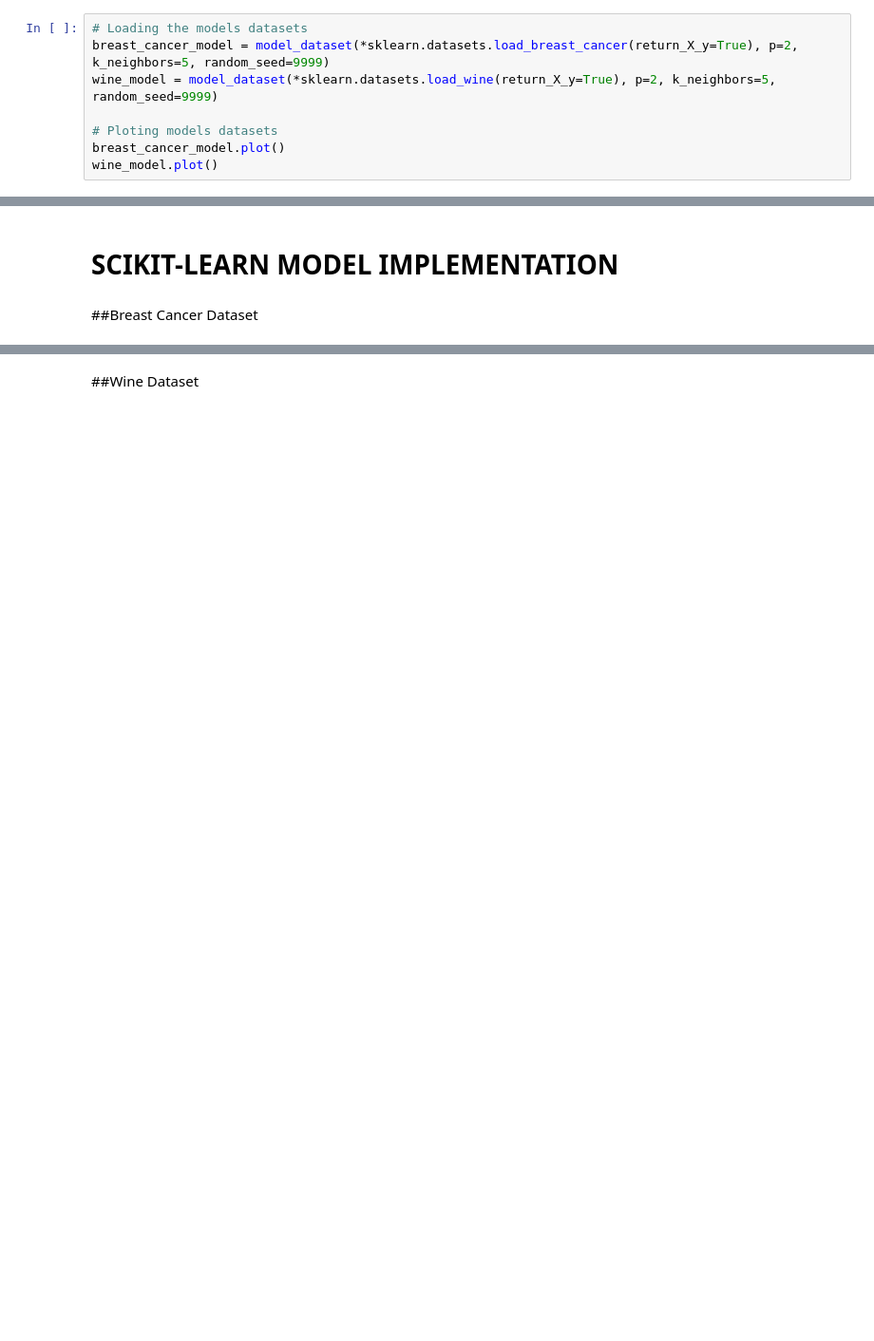
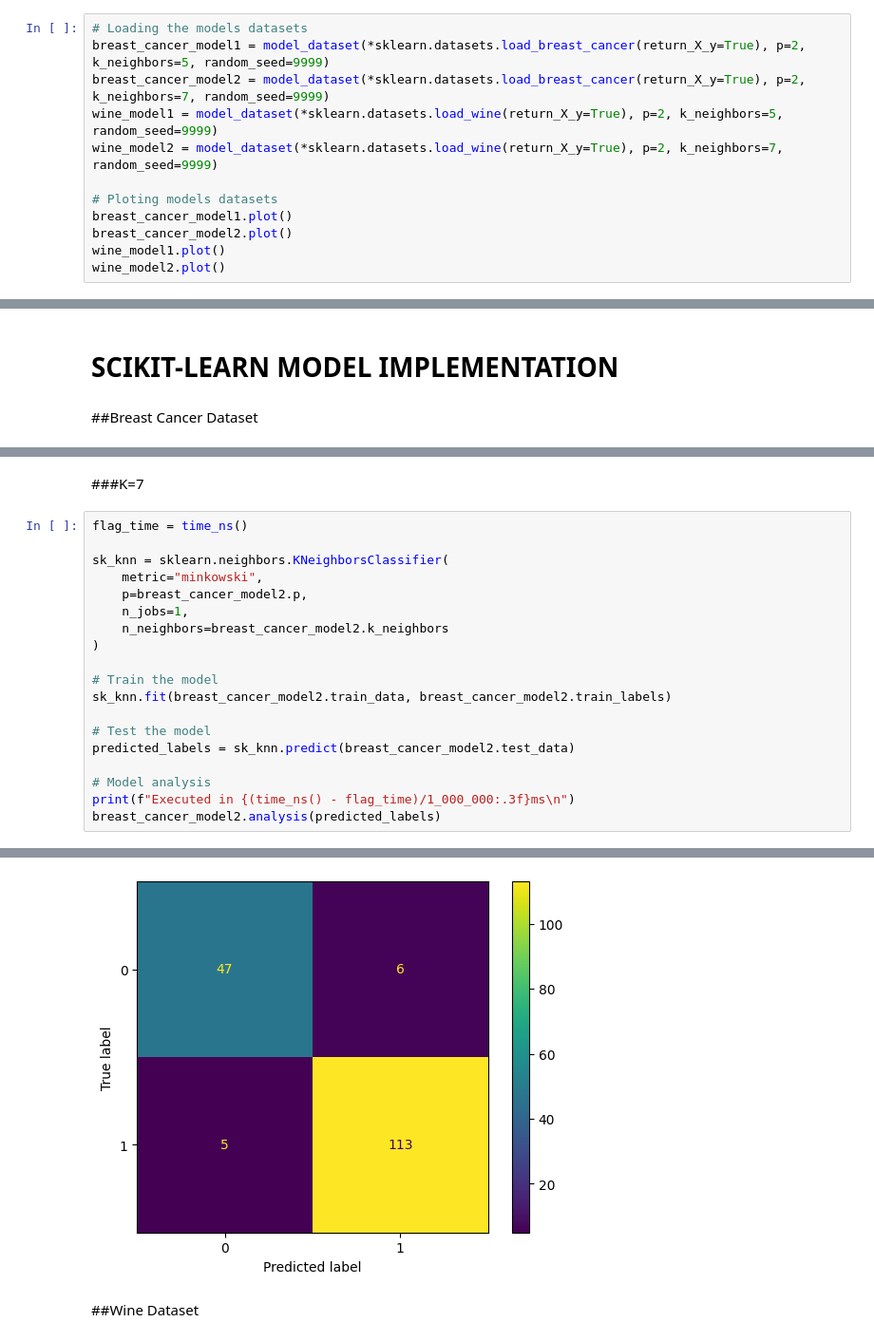
Before and after one commit to lucas-azdias/Conteudo-Universidade, a Jupyter notebook: Ciência da Computação/6º Período/Aprendizagem de Máquina/[TAREFAS]/Avaliação Somativa 01 (TDE1 - 8hrs)/Implementação KNN.ipynb, the cells around one changed output, grey strips where cells are left out. Shown at 95% size. Drawn from its saved outputs; the diff is of its cells as text; blank space fills up the shorter version.

```diff
--- a/Ciência da Computação/6º Período/Aprendizagem de Máquina/[TAREFAS]/Avaliação Somativa 01 (TDE1 - 8hrs)/Implementação KNN.ipynb
+++ b/Ciência da Computação/6º Período/Aprendizagem de Máquina/[TAREFAS]/Avaliação Somativa 01 (TDE1 - 8hrs)/Implementação KNN.ipynb
@@ -70,11 +70,15 @@ class model_dataset:
 ##Loading
 # %%
 # Loading the models datasets
-breast_cancer_model = model_dataset(*sklearn.datasets.load_breast_cancer(return_X_y=True), p=2, k_neighbors=5, random_seed=9999)
-wine_model = model_dataset(*sklearn.datasets.load_wine(return_X_y=True), p=2, k_neighbors=5, random_seed=9999)
+breast_cancer_model1 = model_dataset(*sklearn.datasets.load_breast_cancer(return_X_y=True), p=2, k_neighbors=5, random_seed=9999)
+breast_cancer_model2 = model_dataset(*sklearn.datasets.load_breast_cancer(return_X_y=True), p=2, k_neighbors=7, random_seed=9999)
+wine_model1 = model_dataset(*sklearn.datasets.load_wine(return_X_y=True), p=2, k_neighbors=5, random_seed=9999)
+wine_model2 = model_dataset(*sklearn.datasets.load_wine(return_X_y=True), p=2, k_neighbors=7, random_seed=9999)
 
 # Ploting models datasets
-breast_cancer_model.plot()
-wine_model.plot()
+breast_cancer_model1.plot()
+breast_cancer_model2.plot()
+wine_model1.plot()
+wine_model2.plot()
 # %% [output]
 [figure]
@@ -116,3 +124,25 @@ Accuracy Score: 0.935672514619883
    macro avg       0.92      0.93      0.93       171
 weighted avg       0.94      0.94      0.94       171
 [figure]
+# %% [markdown]
+###K=7
+# %%
+flag_time = time_ns()
+
+sk_knn = sklearn.neighbors.KNeighborsClassifier(
+    metric="minkowski",
+    p=breast_cancer_model2.p,
+    n_jobs=1,
+    n_neighbors=breast_cancer_model2.k_neighbors
+)
+
+# Train the model
+sk_knn.fit(breast_cancer_model2.train_data, breast_cancer_model2.train_labels)
+
+# Test the model
+predicted_labels = sk_knn.predict(breast_cancer_model2.test_data)
+
+# Model analysis
+print(f"Executed in {(time_ns() - flag_time)/1_000_000:.3f}ms\n")
+breast_cancer_model2.analysis(predicted_labels)
+# %% [output]
@@ -119,2 +161,3 @@ weighted avg       0.94      0.94      0.94       171
+[figure, added]
 # %% [markdown]
 ##Wine Dataset
```
Also changed, not shown: parts of 16 cells of this notebook.
